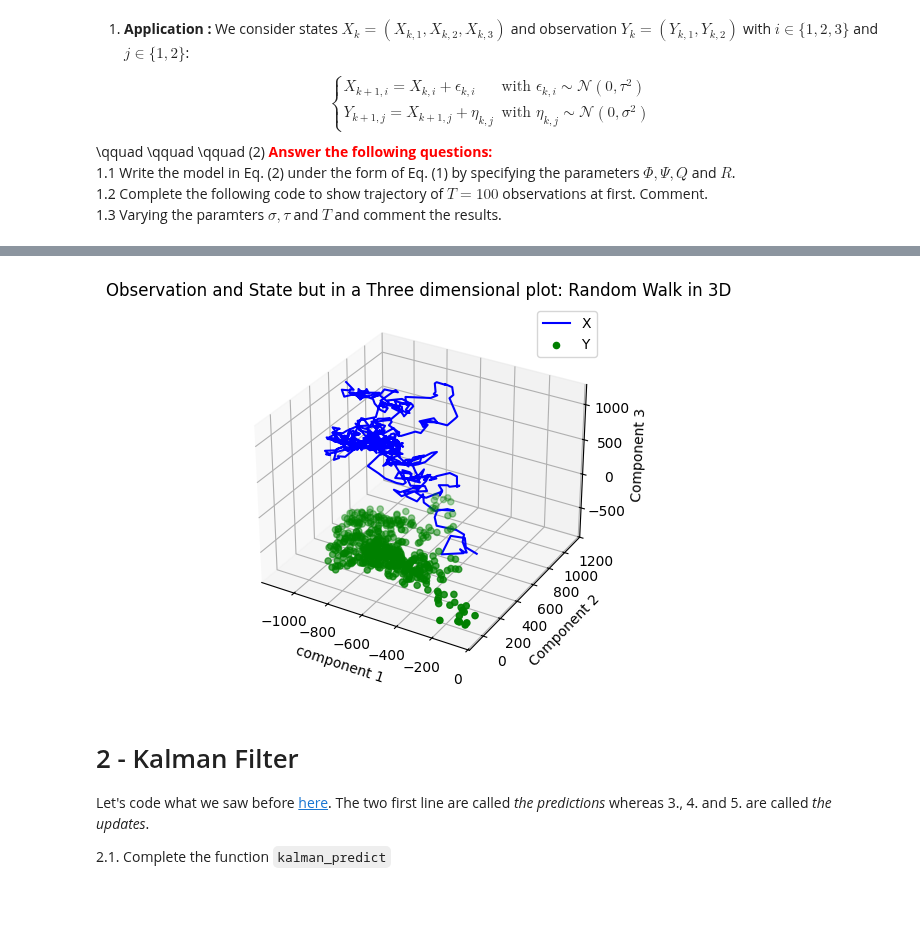
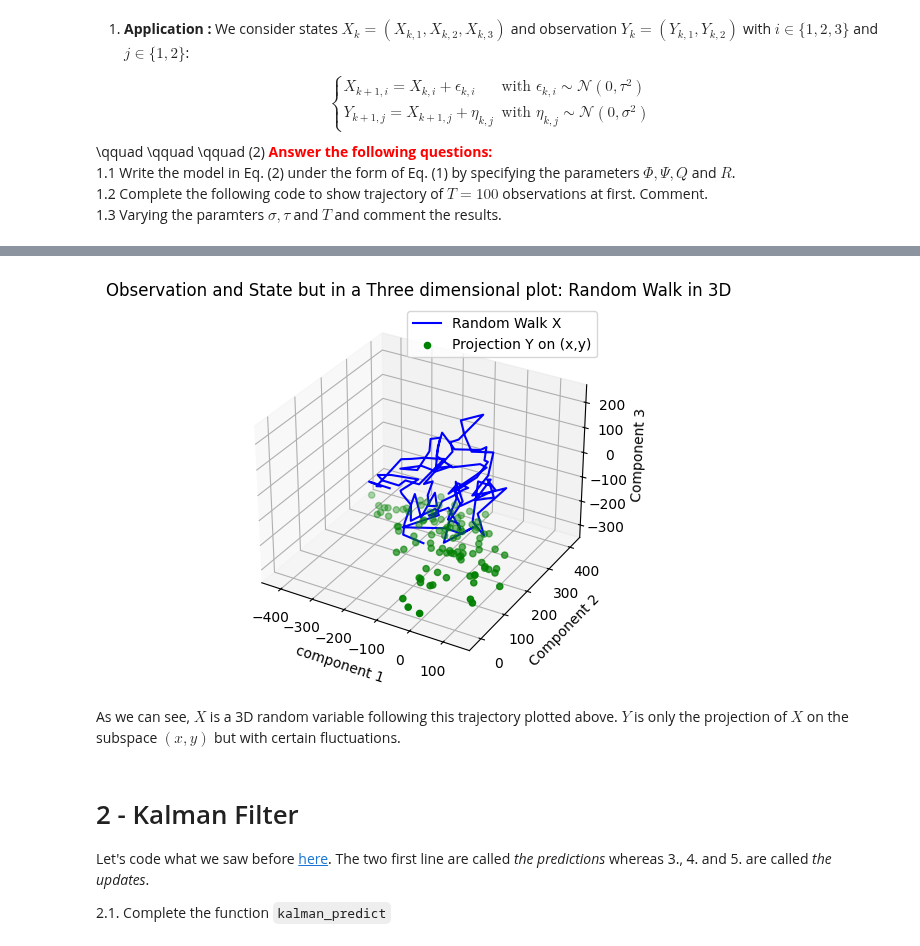
Before and after one commit to KHOUTAIBI/TSIA-TP, a Jupyter notebook: Time-Series-2/Kalman_Practice-Session.ipynb, the cells around one changed output, grey strips where cells are left out. Drawn from its saved outputs; the diff is of its cells as text; code cells hidden in the pictures; blank space fills up the shorter version.

```diff
--- a/Time-Series-2/Kalman_Practice-Session.ipynb
+++ b/Time-Series-2/Kalman_Practice-Session.ipynb
@@ -120,7 +153,7 @@ Y_{k+1, j} = X_{k+1,j} + \eta_{k, j} & \text{with } \eta_{k,j} \sim \mathcal{N}(
 sigma = 10
 tau = 40
 x_0 = np.array([1, 2, -1])
-T = 500
+T = 100
 
 # A-2 structural parameters
 Phi =  np.eye(3)  # Replace with appropriate matrix for state model
@@ -154,17 +193,19 @@ for i in range(2):
 # %%
 fig = plt.figure()
 ax = plt.axes(projection='3d')
 
 ax.plot3D(X[:, 0], X[:, 1], X[:, 2], color='blue',label='Random Walk X')
-ax.scatter(Y[:,0],Y[:,1],-800,color='green',label='Projection Y on (x,y)')
+ax.scatter(Y[:,0],Y[:,1],np.min(X[:, 2]),color='green',label='Projection Y on (x,y)')
 ax.set_xlabel("component 1")
 ax.set_ylabel("Component 2")
 ax.set_zlabel("Component 3")
 plt.legend()
 plt.title("Observation and State but in a Three dimensional plot: Random Walk in 3D")
 plt.show()
 # %% [output]
-[figure, old version]
+[figure, new version]
+# %% [markdown]
+As we can see, $X$ is a 3D random variable following this trajectory plotted above. $Y$ is only the projection of $X$ on the subspace $(x,y)$ but with certain fluctuations.
 # %% [markdown]
 # 2 - Kalman Filter
 Let's code what we saw before [here](https://matfontaine.github.io/KALMAN/#/11). The two first line are called *the predictions* whereas 3., 4. and 5. are called *the updates*.
```
Also changed, not shown: parts of 18 cells of this notebook.
